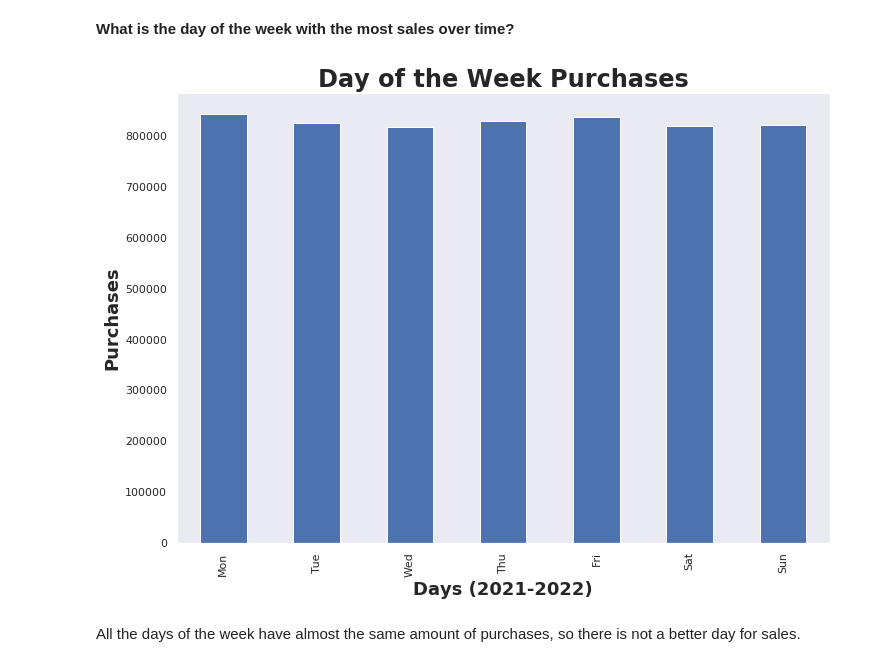
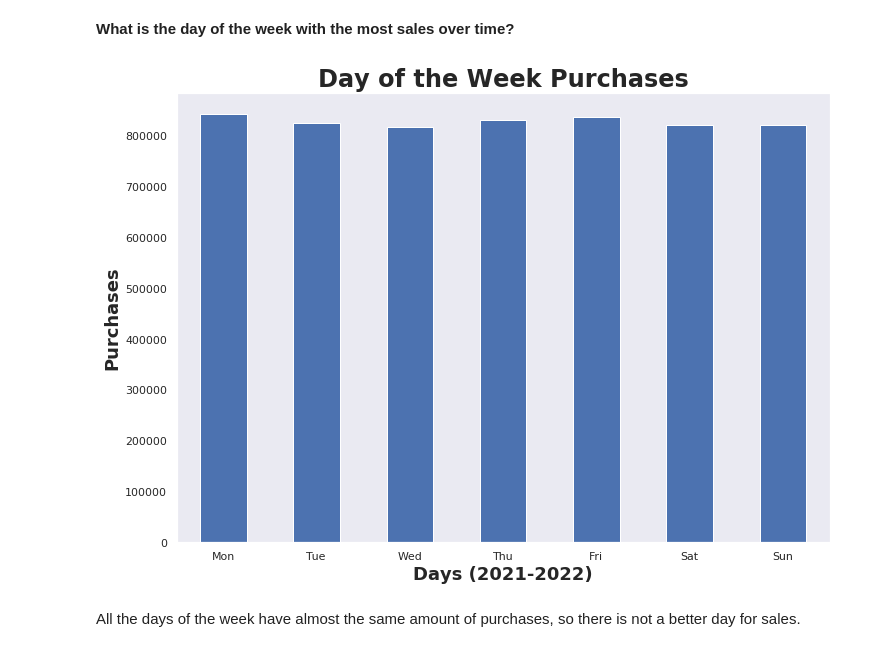
Before and after one commit to furawa/OC_data_analyst_projects, a Jupyter notebook: 02_analyze_company_sales/analyze_company_sales.ipynb, the cells around one changed output. Saved outputs shown, nothing was run; the diff lists cells and outputs as text; code cells hidden in the pictures.

```diff
--- a/02_analyze_company_sales/analyze_company_sales.ipynb
+++ b/02_analyze_company_sales/analyze_company_sales.ipynb
@@ -710,12 +704,12 @@ We can clearly see that from the 2th to the 27th there were no sales. Maybe ther
 # %%
 # Group by day and plot
 sales_clean.groupby(sales_clean.date.dt.dayofweek).price.sum().plot(kind = "bar")
 plt.xlabel("Days (2021-2022)", fontsize = 18, fontweight = "bold")
 plt.ylabel("Purchases", fontsize = 18, fontweight = "bold")
 plt.title("Day of the Week Purchases", fontsize = 24, fontweight = "bold")
-plt.xticks([0,1,2,3,4,5,6],["Mon", "Tue", "Wed", "Thu", "Fri", "Sat", "Sun"]);
+plt.xticks([0,1,2,3,4,5,6],["Mon", "Tue", "Wed", "Thu", "Fri", "Sat", "Sun"], rotation = 0);
 # %% [output]
-[figure, old version]
+[figure, new version]
 # %% [markdown]
 All the days of the week have almost the same amount of purchases, so there is not a better day for sales.
 # %% [markdown]
```
Also changed, not shown: parts of 7 cells of this notebook.
